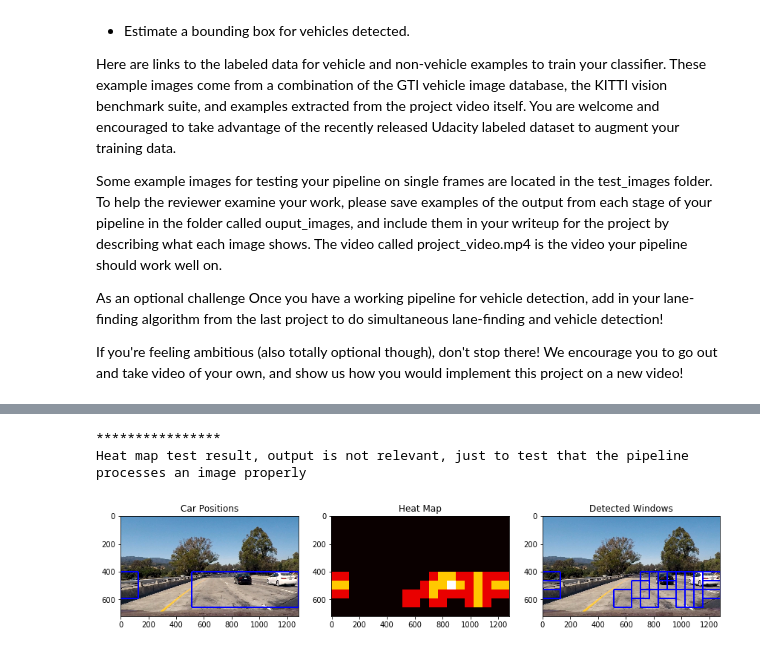
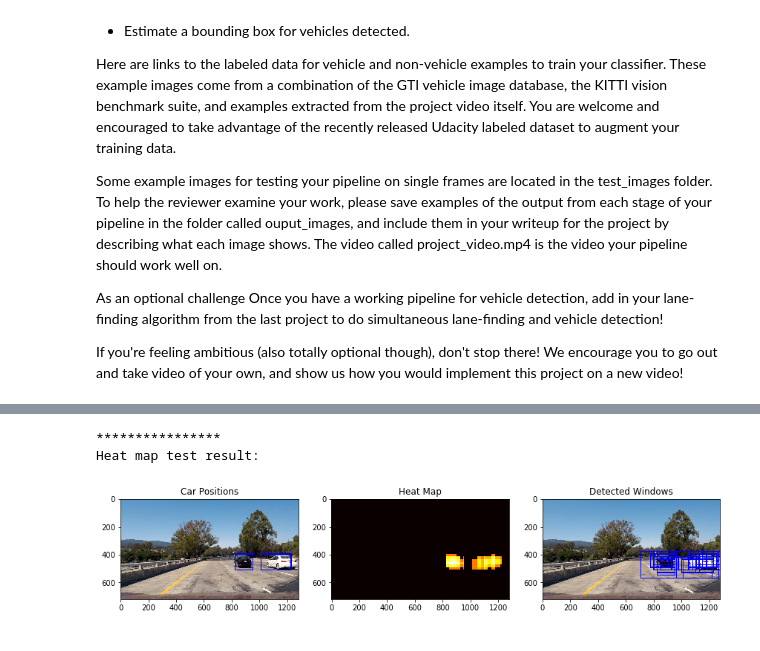
Before and after one commit to tsekulski/CarND-Term1-Vehicle-Detection-P5, a Jupyter notebook: Vehicle_Detection.ipynb, the cells around one changed output, grey strips where cells are left out. Saved outputs shown, nothing was run; the diff lists cells and outputs as text; code cells hidden in the pictures.

Commit message:
Pre-final pipeline
Now it's just about tweaking the parameters it seems...

```diff
--- a/Vehicle_Detection.ipynb
+++ b/Vehicle_Detection.ipynb
@@ -674,7 +686,7 @@ def draw_labeled_bboxes(img, labels):
     # Return the image
     return img
 
-def processing_pipeline(image, heat_threshold = 0, plotting = False):
+def processing_pipeline(image, heat_threshold = 10, plotting = False):
 
     ################
     draw_image = np.copy(image)
@@ -684,8 +696,18 @@ def processing_pipeline(image, heat_threshold = 0, plotting = False):
     # image you are searching is a .jpg (scaled 0 to 255)
     image_scaled = image.astype(np.float32)/255
 
-    windows = slide_window(image_scaled, x_start_stop=[None, None], y_start_stop=y_start_stop,
-                            xy_window=(128, 128), xy_overlap=(0.5, 0.5))
+    windows = []
+    # First window detection iteration, small windows in the upper image space
+    y_start_stop = [375, 575] # Min and max in y to search in slide_window()
+    x_start_stop = [400, 1280] # Min and max in x to search in slide_window()
+    windows += slide_window(image, x_start_stop=x_start_stop, y_start_stop=y_start_stop,
+                        xy_window=(128, 96), xy_overlap=(0.8, 0.8))
+
+    # Second window detection iteration, large windows in the entire image space
+    y_start_stop = [375, 656] # Min and max in y to search in slide_window()
+    x_start_stop = [400, 1280] # Min and max in x to search in slide_window()
+    windows += slide_window(image, x_start_stop=x_start_stop, y_start_stop=y_start_stop,
+                        xy_window=(256, 192), xy_overlap=(0.8, 0.8))
 
     hot_windows = search_windows(image_scaled, windows, svc, X_scaler, color_space=color_space,
                                 spatial_size=spatial_size, hist_bins=hist_bins,
@@ -736,17 +758,22 @@ def processing_pipeline(image, heat_threshold = 0, plotting = False):
 
     else:
         return draw_img
-
-# Read in a test image
-image = mpimg.imread('test_images\\test1.jpg')
-
-print("****************")
-print("Heat map test result, output is not relevant, just to test that the pipeline processes an image properly")
-processing_pipeline(image, heat_threshold = 0, plotting = True)
-# %% [output]
-****************
-Heat map test result, output is not relevant, just to test that the pipeline processes an image properly
-[figure, removed]
+# %%
+###### Test different heatmap thresholds ######
+
+#Clear the detections collection
+hot_windows_deque.clear()
+
+# Read in a test image
+image = mpimg.imread('test_images\\test1.jpg')
+
+print("****************")
+print("Heat map test result:")
+processing_pipeline(image, heat_threshold = 5, plotting = True)
+# %% [output]
+****************
+Heat map test result:
+[figure, added]
 # %%
 ##### Testing the pipeline on test video stream ######
 
```
Also changed, not shown: parts of 13 cells of this notebook.
